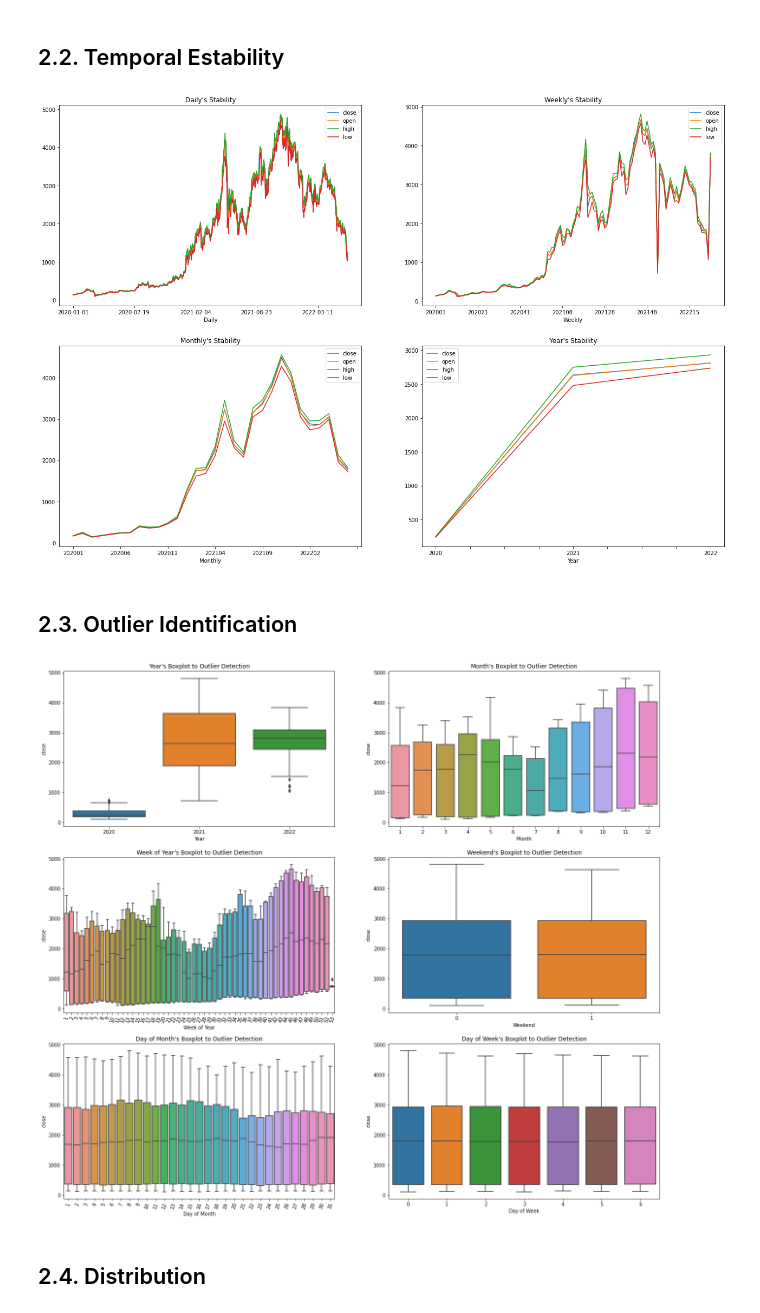
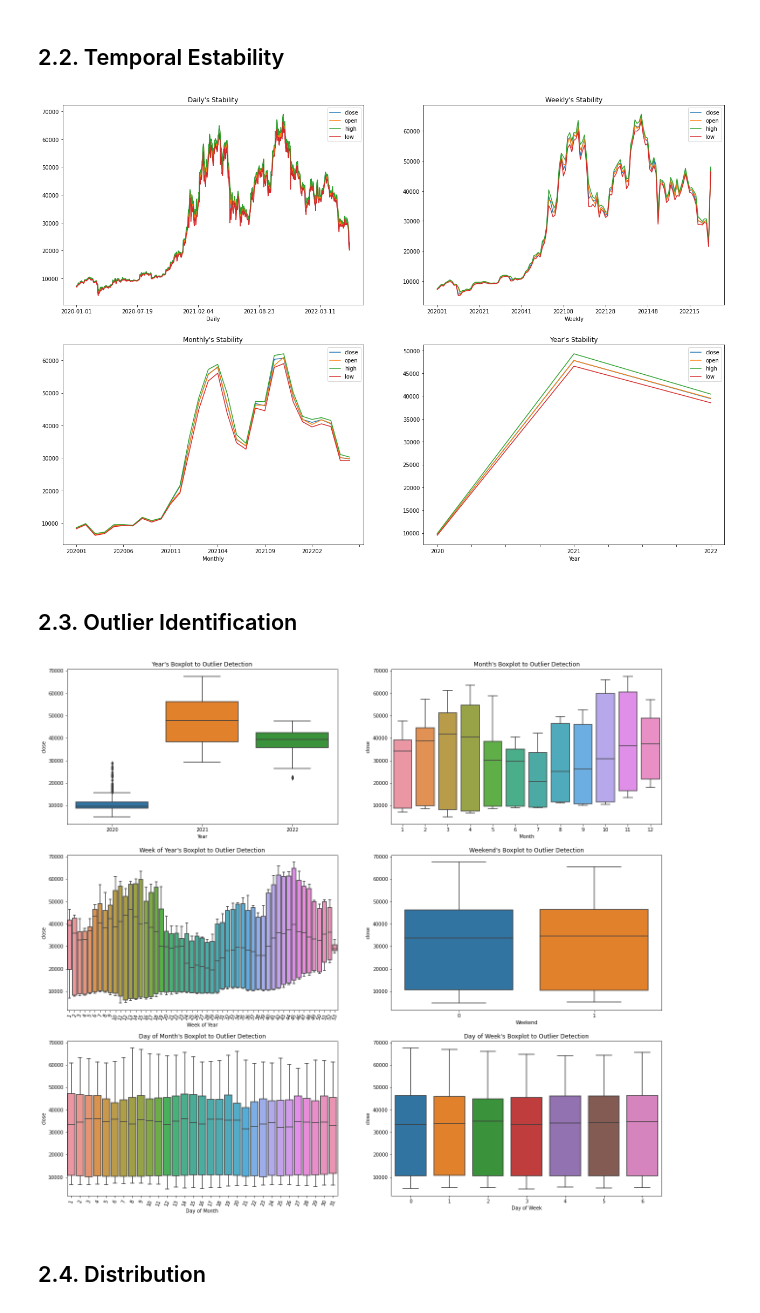
Before and after one commit to Valcilio/figma-assus, a Jupyter notebook: notebooks/data_eng_ml_model.ipynb, the cells around one changed output. Drawn from its saved outputs; the diff is of its cells as text; code cells hidden in the pictures.

```diff
--- a/notebooks/data_eng_ml_model.ipynb
+++ b/notebooks/data_eng_ml_model.ipynb
@@ -33,6 +26,6 @@ df_btc_usd = crypt_etl.run()
 # %%
 # use standard dataset to test notebook's code
-#df_btc_usd = pd.read_csv(c.DATA_PROC_FLD / 'btc_usd_proc.csv')
+df_btc_usd = pd.read_csv(c.DATA_PROC_FLD / 'btc_usd_proc.csv')
 # %% [markdown]
 # 2.0. Data Analysis
 # %%
@@ -51,15 +47,17 @@ analy.statistical_description()
 # %% [markdown]
 ## 2.2. Temporal Estability
 # %%
-analy.all_timely_stability(y=['close', 'open', 'high', 'low'])
+fig_path = c.FIG_FLD / 'crypto_analysis/btc_stability_all.jpg'
+analy.all_timely_stability(y=['close', 'open', 'high', 'low'], saving_figloc=fig_path)
 # %% [output]
-[figure, old version]
+[figure, new version]
 # %% [markdown]
 ## 2.3. Outlier Identification
 # %%
-analy.all_temporal_outlier_detector_boxplots(y='close')
+fig_path = c.FIG_FLD / 'crypto_analysis/btc_outlier_detector_all.jpg'
+analy.all_temporal_outlier_detector_boxplots(y='close', saving_figloc=fig_path)
 # %% [output]
-[figure, old version]
+[figure, new version]
 # %% [markdown]
 ## 2.4. Distribution
 # %%
```
Also changed, not shown: parts of 5 cells of this notebook, 31 other files.
